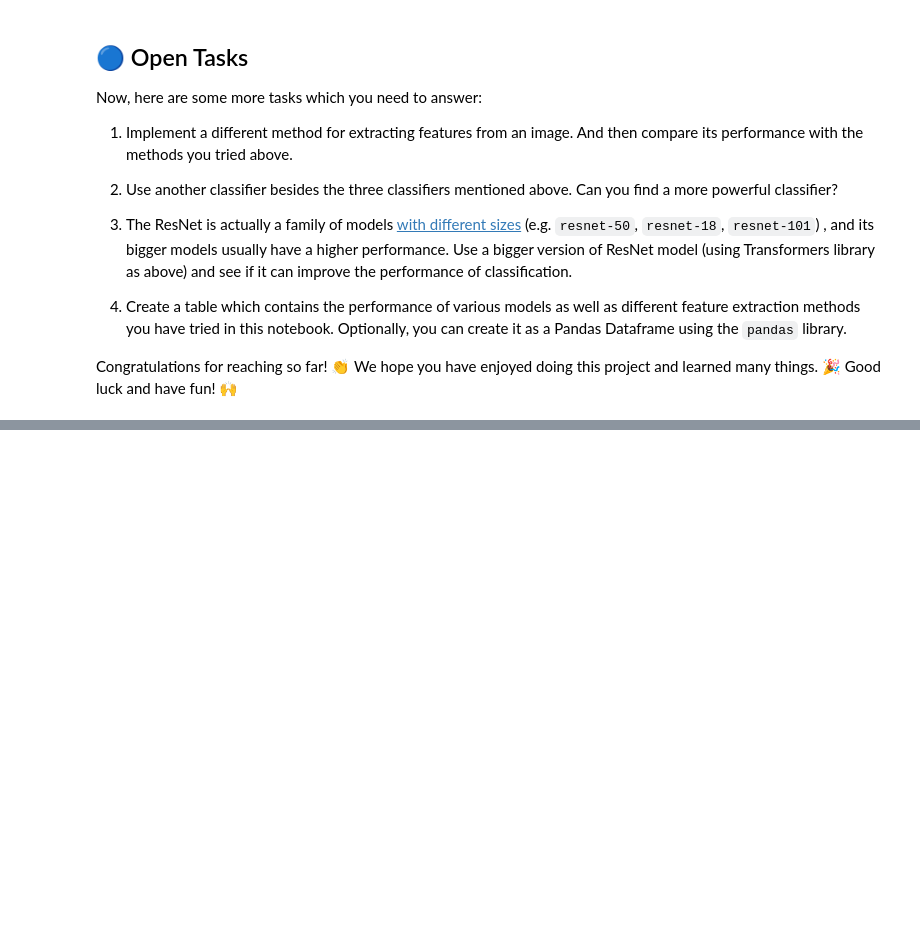
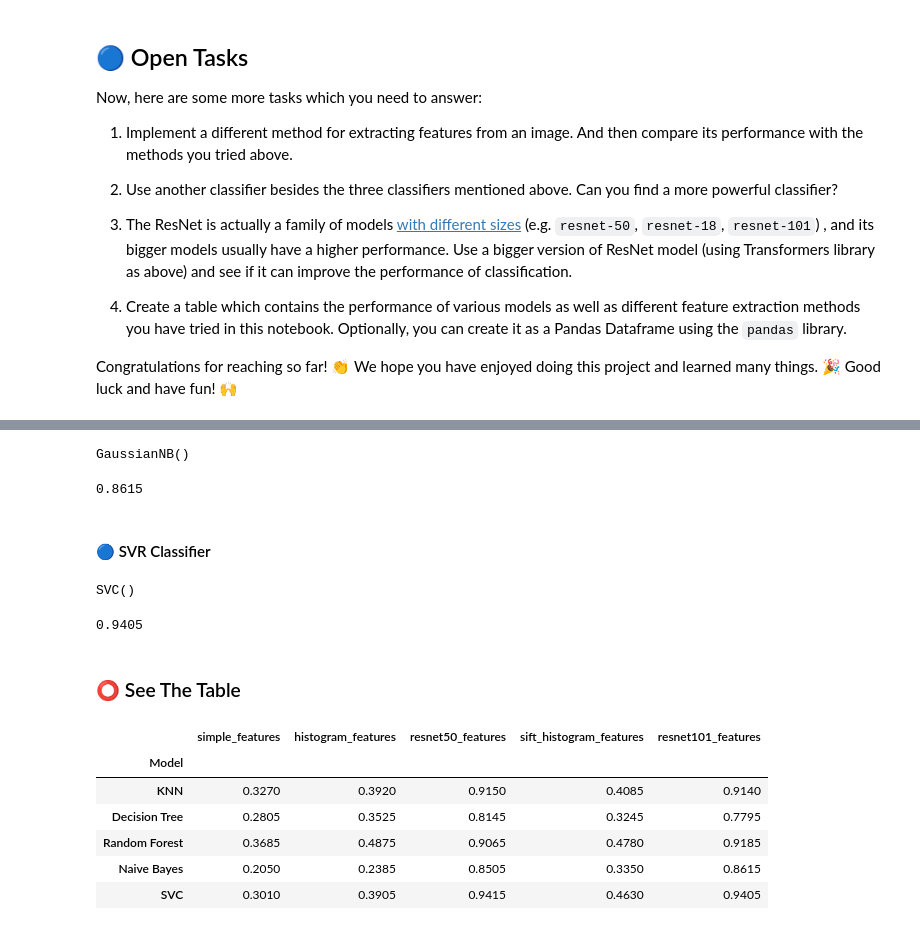
Before and after one commit to SaeedARV/Torob-Project-Product-Category-Classification, a Jupyter notebook: Torob_Product_Category_Classification.ipynb, the cells around one changed output, grey strips where cells are left out. Cells and saved outputs as stored; diff of their text form; code cells hidden in the pictures; blank space fills up the shorter version.

```diff
--- a/Torob_Product_Category_Classification.ipynb
+++ b/Torob_Product_Category_Classification.ipynb
@@ -408,0 +677,36 @@ Congratulations for reaching so far! 👏 We hope you have enjoyed doing this pr
+# %%
+nb_classifier = GaussianNB()
+nb_classifier.fit(train_dataset["resnet101_features"], train_dataset["label"])
+# %% [output]
+GaussianNB()
+# %%
+acc = nb_classifier.score(test_dataset["resnet101_features"] , test_dataset["label"])
+Accuracy_table.loc['Naive Bayes', 'resnet101_features'] = acc
+acc
+# %% [output]
+0.8615
+# %% [markdown]
+#### 🔵 SVR Classifier
+# %%
+svr_classifier = SVC()
+svr_classifier.fit(train_dataset["resnet101_features"] , train_dataset["label"])
+# %% [output]
+SVC()
+# %%
+acc = svr_classifier.score(test_dataset["resnet101_features"] , test_dataset["label"] )
+Accuracy_table.loc['SVC', 'resnet101_features'] = acc
+acc
+# %% [output]
+0.9405
+# %% [markdown]
+### ⭕ See The Table
+# %%
+Accuracy_table
+# %% [output]
+|  | simple_features | histogram_features | resnet50_features | sift_histogram_features | resnet101_features |
+| Model |  |  |  |  |  |
+| KNN | 0.3270 | 0.3920 | 0.9150 | 0.4085 | 0.9140 |
+| Decision Tree | 0.2805 | 0.3525 | 0.8145 | 0.3245 | 0.7795 |
+| Random Forest | 0.3685 | 0.4875 | 0.9065 | 0.4780 | 0.9185 |
+| Naive Bayes | 0.2050 | 0.2385 | 0.8505 | 0.3350 | 0.8615 |
+| SVC | 0.3010 | 0.3905 | 0.9415 | 0.4630 | 0.9405 |
```
Also changed, not shown: parts of 79 cells of this notebook.
